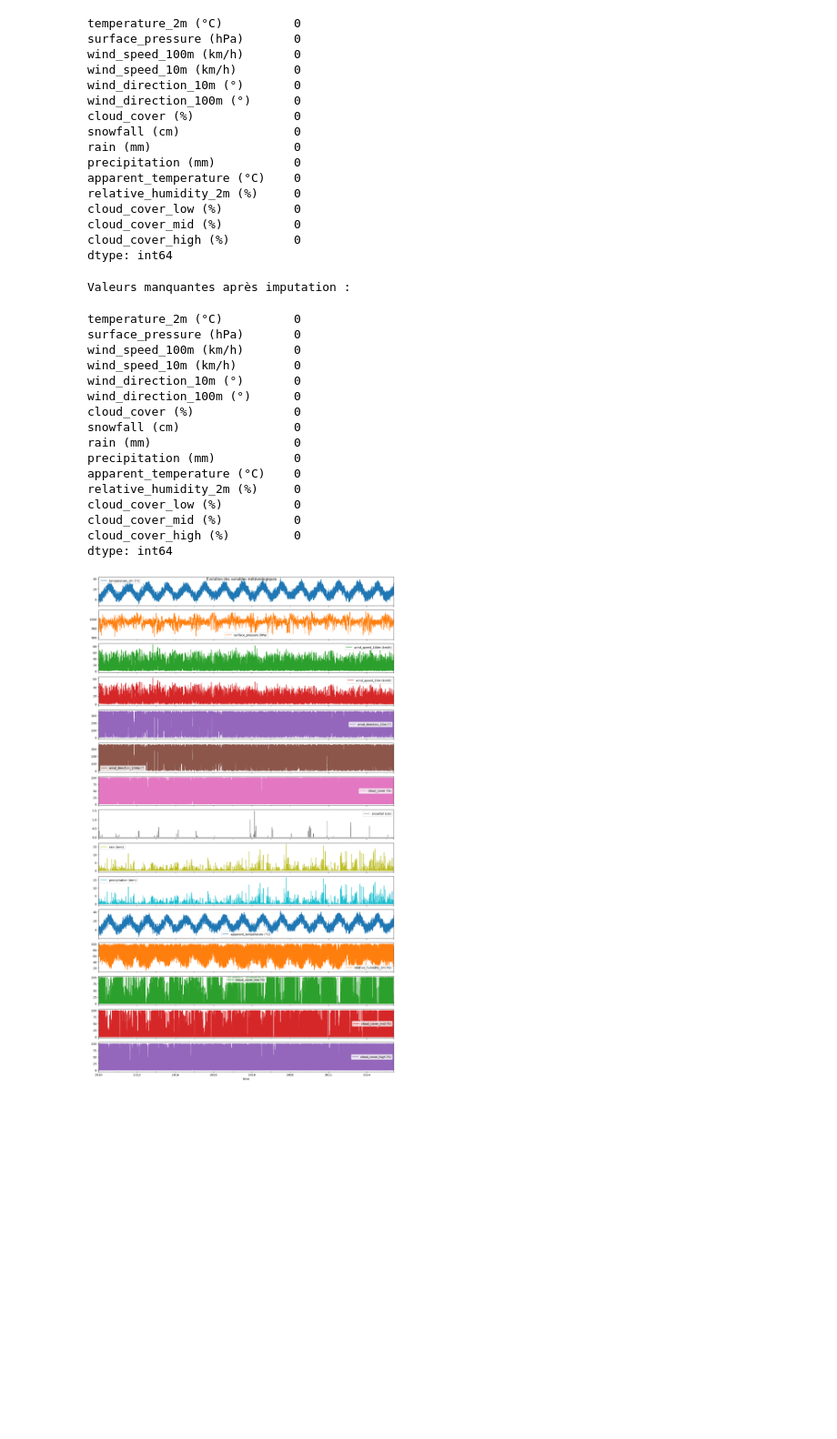
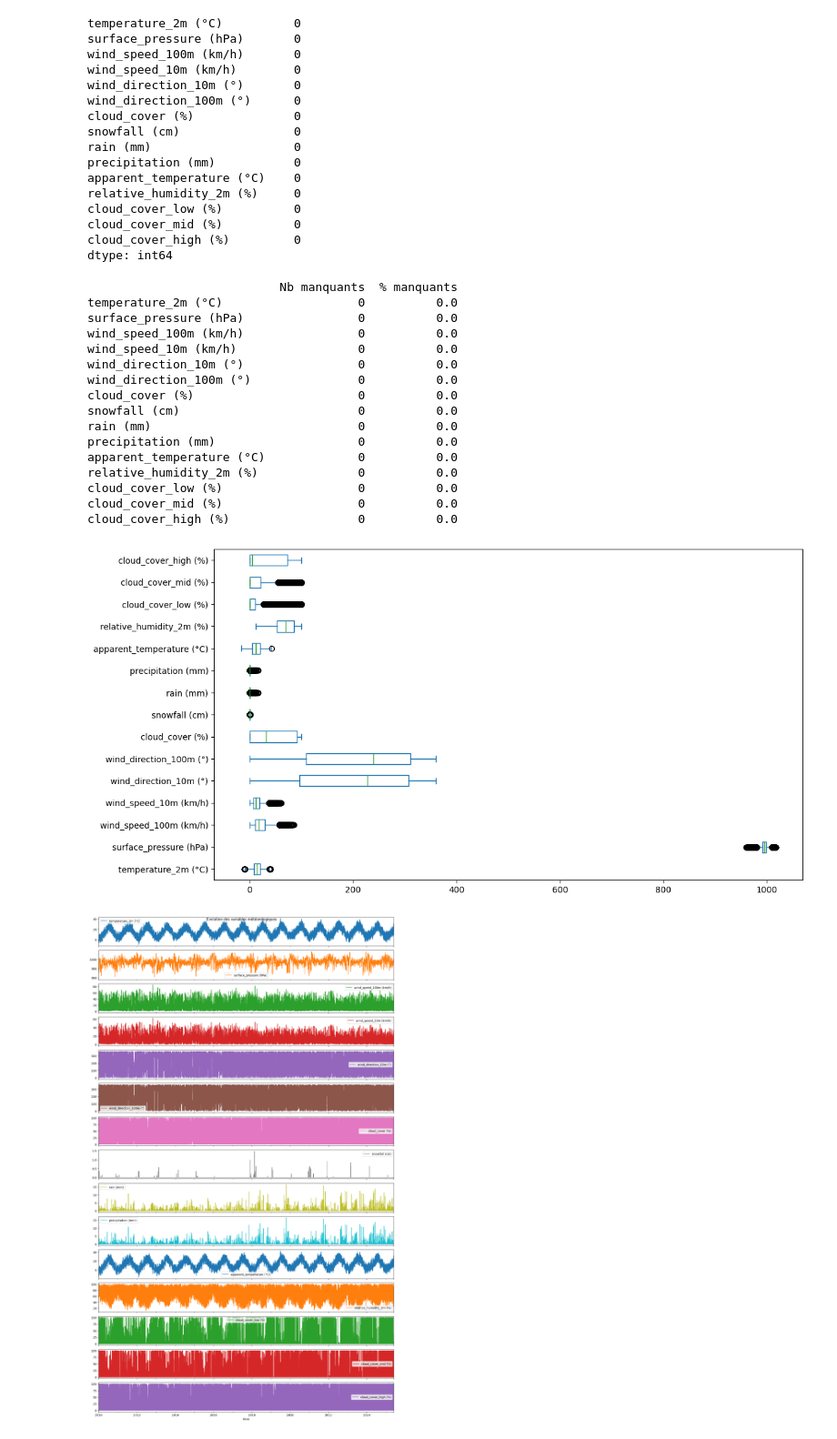
Before and after one commit to NoaYnov/Weather_Ynov, a Jupyter notebook: src/etude_meteo.ipynb, the cells around one changed output. Shown at 91% size. Drawn from its saved outputs; the diff is of its cells as text; code cells hidden in the pictures; blank space fills up the shorter version.

Commit message:
valeurs abérantes

```diff
--- a/src/etude_meteo.ipynb
+++ b/src/etude_meteo.ipynb
@@ -85,42 +85,28 @@ cloud_cover_low (%)          0
 cloud_cover_mid (%)          0
 cloud_cover_high (%)         0
 dtype: int64
-# %%
-
-numeric_df = df.select_dtypes(include=[np.number])
-
-for column in numeric_df.columns:
-    if df[column].isnull().any():
-        skewness = df[column].skew()
-        if -0.5 <= skewness <= 0.5:
-            df[column].fillna(df[column].mean(), inplace=True)
-        else:
-            df[column].fillna(df[column].median(), inplace=True)
-
-print("Valeurs manquantes après imputation :")
-# %% [output]
-Valeurs manquantes après imputation :
-# %%
-
-df.interpolate(method='time', inplace=True)
-df.isna().sum()
-# %% [output]
-temperature_2m (°C)          0
-surface_pressure (hPa)       0
-wind_speed_100m (km/h)       0
-wind_speed_10m (km/h)        0
-wind_direction_10m (°)       0
-wind_direction_100m (°)      0
-cloud_cover (%)              0
-snowfall (cm)                0
-rain (mm)                    0
-precipitation (mm)           0
-apparent_temperature (°C)    0
-relative_humidity_2m (%)     0
-cloud_cover_low (%)          0
-cloud_cover_mid (%)          0
-cloud_cover_high (%)         0
-dtype: int64
+# %%
+df.select_dtypes(include='number').plot.box(figsize=(12, 6), vert=False)
+plt.tight_layout()
+plt.show()
+# %% [output]
+                           Nb manquants  % manquants
+temperature_2m (°C)                   0          0.0
+surface_pressure (hPa)                0          0.0
+wind_speed_100m (km/h)                0          0.0
+wind_speed_10m (km/h)                 0          0.0
+wind_direction_10m (°)                0          0.0
+wind_direction_100m (°)               0          0.0
+cloud_cover (%)                       0          0.0
+snowfall (cm)                         0          0.0
+rain (mm)                             0          0.0
+precipitation (mm)                    0          0.0
+apparent_temperature (°C)             0          0.0
+relative_humidity_2m (%)              0          0.0
+cloud_cover_low (%)                   0          0.0
+cloud_cover_mid (%)                   0          0.0
+cloud_cover_high (%)                  0          0.0
+[figure, added]
 # %%
 
 df.plot(subplots=True, figsize=(15, 25), title='Évolution des variables météorologiques')
```
Also changed, not shown: parts of 4 cells of this notebook.
